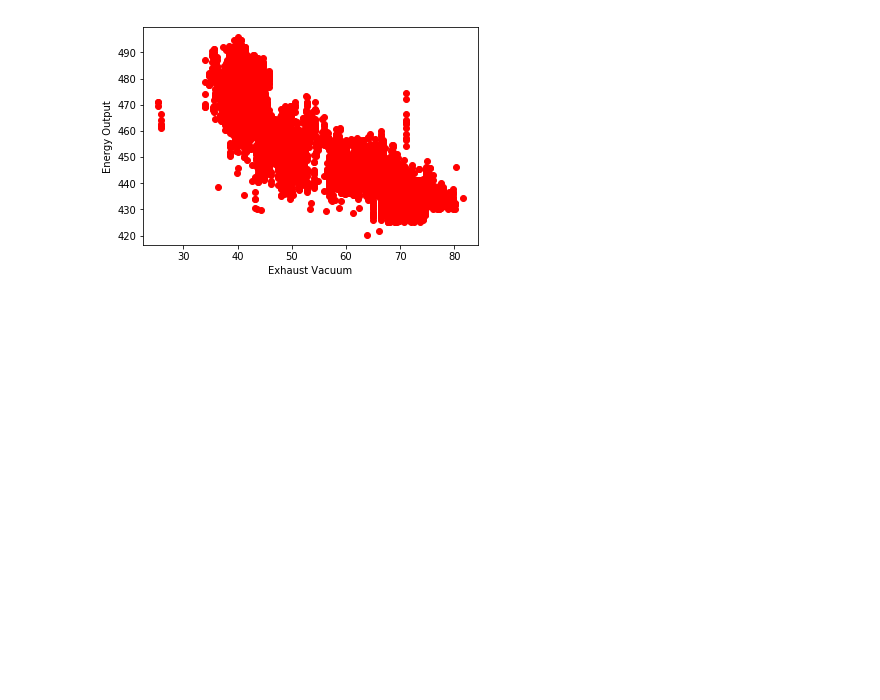
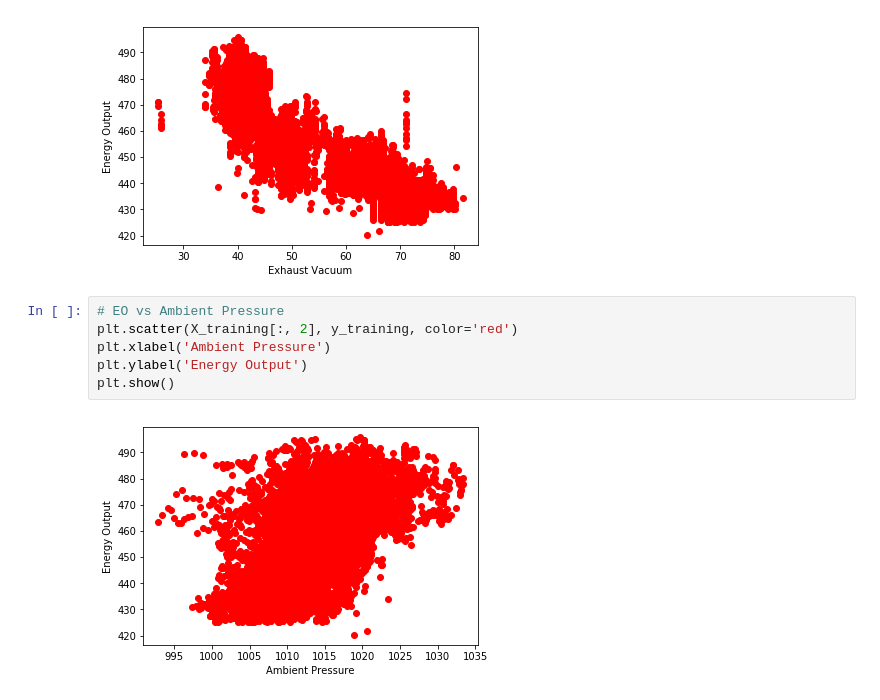
Before and after one commit to mbdebian/ml-playground, a Jupyter notebook: pmachine_learning_in_7_days/chapter3.ipynb, the cells around one changed output. Saved outputs shown, nothing was run; the diff lists cells and outputs as text; blank space fills up the shorter version.

Commit message:
scatter plot, EO vs Ambient Pressure

```diff
--- a/pmachine_learning_in_7_days/chapter3.ipynb
+++ b/pmachine_learning_in_7_days/chapter3.ipynb
@@ -194,3 +194,11 @@ plt.ylabel('Energy Output')
 plt.show()
 # %% [output]
 [figure]
+# %%
+# EO vs Ambient Pressure
+plt.scatter(X_training[:, 2], y_training, color='red')
+plt.xlabel('Ambient Pressure')
+plt.ylabel('Energy Output')
+plt.show()
+# %% [output]
+[figure, added]
```
